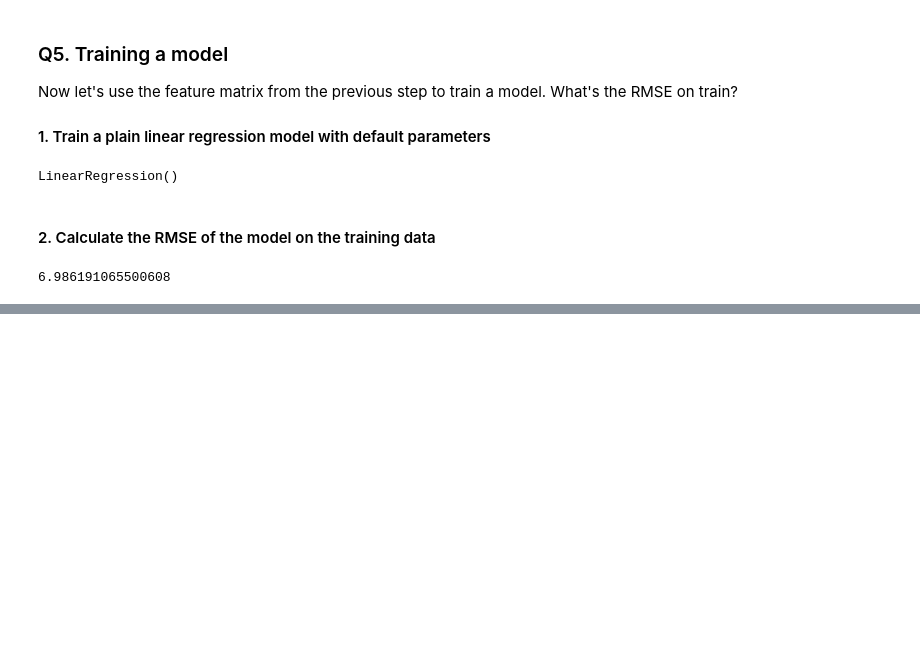
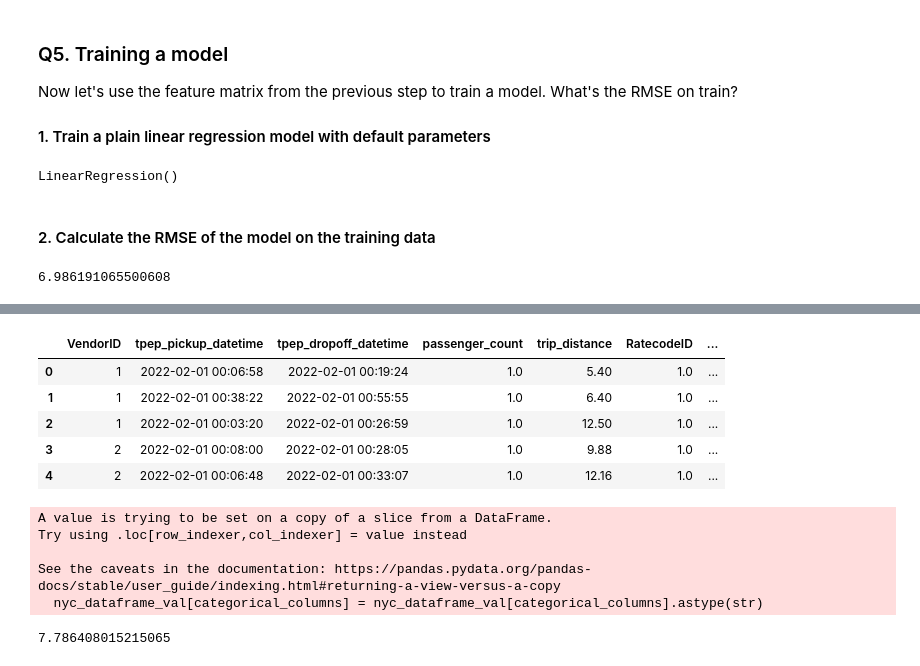
Before and after one commit to egeai/data_talks_club, a Jupyter notebook: week_1/01_Intro_homework.ipynb, the cells around one changed output, grey strips where cells are left out. Cells and saved outputs as stored; diff of their text form; code cells hidden in the pictures; blank space fills up the shorter version.

```diff
--- a/week_1/01_Intro_homework.ipynb
+++ b/week_1/01_Intro_homework.ipynb
@@ -210,0 +216,3 @@ mean_squared_error(y_train, y_predictions, squared=False)
+# %%
+# This is NYC Dataset of February. We will use it for validation
+nyc_df_val = pd.read_parquet('../data/yellow_tripdata_2022-02.parquet')
@@ -210,0 +244,25 @@ mean_squared_error(y_train, y_predictions, squared=False)
+# %%
+# choose the same arrange of data as train dataset
+nyc_df_val["duration"] = nyc_df_val.tpep_dropoff_datetime - nyc_df_val.tpep_pickup_datetime
+nyc_df_val.duration = nyc_df_val.duration.apply(lambda td: td.total_seconds() / 60)
+
+nyc_dataframe_val = nyc_df_val[(nyc_df_val.duration >= 1) & (nyc_df_val.duration <= 60)]
+# %%
+nyc_dataframe_val.head()
+# %% [output]
+|  | VendorID | tpep_pickup_datetime | tpep_dropoff_datetime | passenger_count | trip_distance | RatecodeID | ... |
+| 0 | 1 | 2022-02-01 00:06:58 | 2022-02-01 00:19:24 | 1.0 | 5.40 | 1.0 | ... |
+| 1 | 1 | 2022-02-01 00:38:22 | 2022-02-01 00:55:55 | 1.0 | 6.40 | 1.0 | ... |
+| 2 | 1 | 2022-02-01 00:03:20 | 2022-02-01 00:26:59 | 1.0 | 12.50 | 1.0 | ... |
+| 3 | 2 | 2022-02-01 00:08:00 | 2022-02-01 00:28:05 | 1.0 | 9.88 | 1.0 | ... |
+| 4 | 2 | 2022-02-01 00:06:48 | 2022-02-01 00:33:07 | 1.0 | 12.16 | 1.0 | ... |
+# %%
+# turn selected columns into a list of dictionaries
+nyc_dataframe_val[categorical_columns] = nyc_dataframe_val[categorical_columns].astype(str)
+val_dicts = nyc_dataframe_val[categorical_columns].to_dict(orient='records')
+# %% [output]
+A value is trying to be set on a copy of a slice from a DataFrame.
+Try using .loc[row_indexer,col_indexer] = value instead
+
+See the caveats in the documentation: https://pandas.pydata.org/pandas-docs/stable/user_guide/indexing.html#returning-a-view-versus-a-copy
+  nyc_dataframe_val[categorical_columns] = nyc_dataframe_val[categorical_columns].astype(str)
@@ -210,0 +278,5 @@ mean_squared_error(y_train, y_predictions, squared=False)
+# %%
+# ...and lastly, we check the score
+mean_squared_error(y_val, y_val_predictions, squared=False)
+# %% [output]
+7.786408015215065
```
Also changed, not shown: parts of 5 cells of this notebook.
